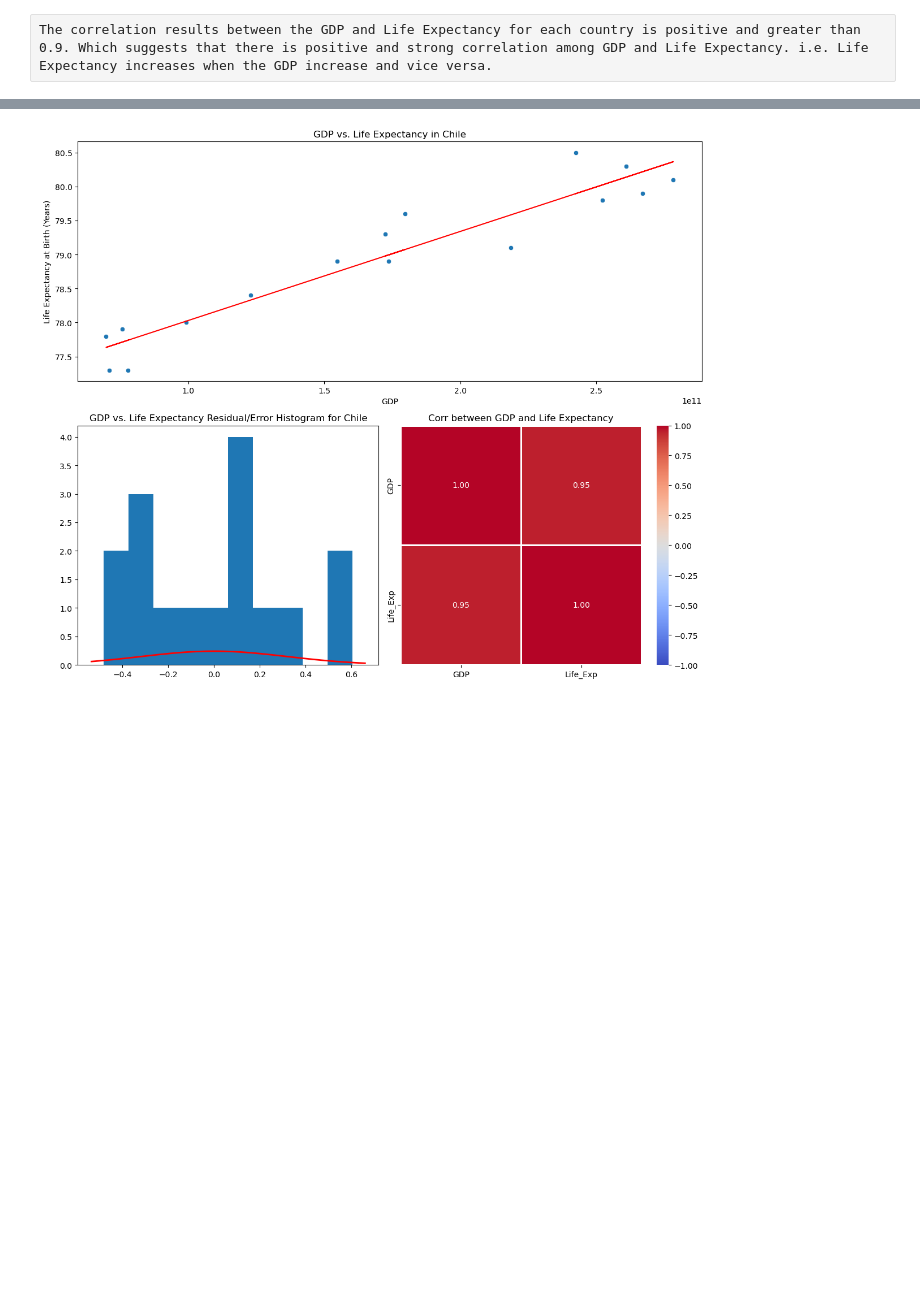
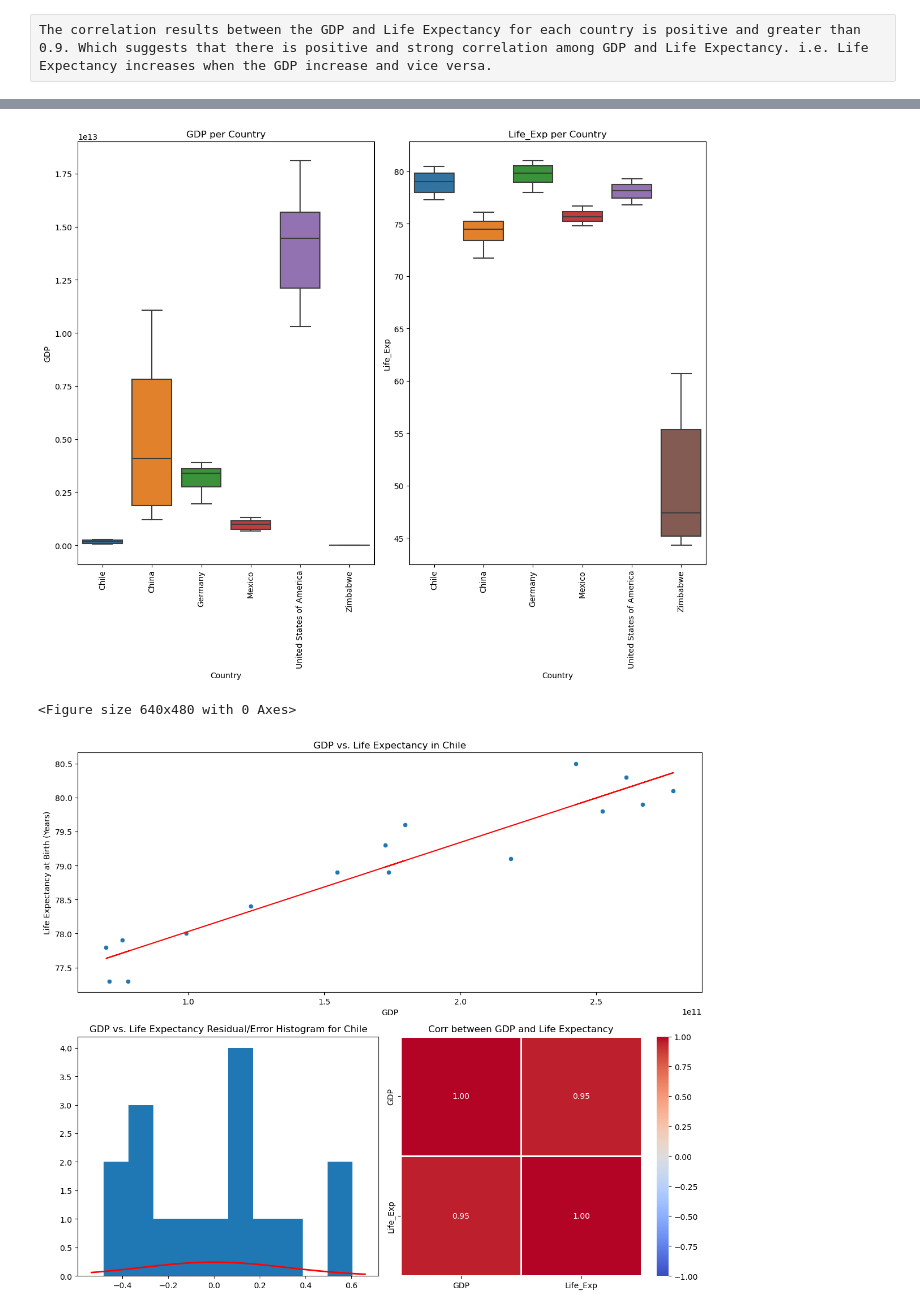
Before and after one commit to jhumayun/LifeExpectancyAndGDP, a Jupyter notebook: life_expectancy_gdp.ipynb, the cells around one changed output, grey strips where cells are left out. Cells and saved outputs as stored; diff of their text form; code cells hidden in the pictures; blank space fills up the shorter version.

```diff
--- a/life_expectancy_gdp.ipynb
+++ b/life_expectancy_gdp.ipynb
@@ -208,3 +248,25 @@ plot_boxplot_per_country(data, 'Life_Exp')
+# %%
+# Create a figure
+fig = plt.figure(figsize=(12, 10))
+
+# Define the grid (1 rows, 2 columns)
+gs = gridspec.GridSpec(1, 2, figure=fig)
+
+ax1 = fig.add_subplot(gs[0, 0])
+ax2 = fig.add_subplot(gs[0, 1])
+
+plot_boxplot_per_country(data, 'GDP', ax1)
+plot_boxplot_per_country(data, 'Life_Exp', ax2)
+
+# Adjust layout for better spacing
+plt.tight_layout()
+
+# Show the plot
+plt.show()
+plt.clf()
+# %% [output]
+[figure, added]
+<Figure size 640x480 with 0 Axes>
 # %%
 for c in data.Country.unique():
     plot_gdp_vs_life_expectancy(data, c)
```
Also changed, not shown: parts of 8 cells of this notebook.
